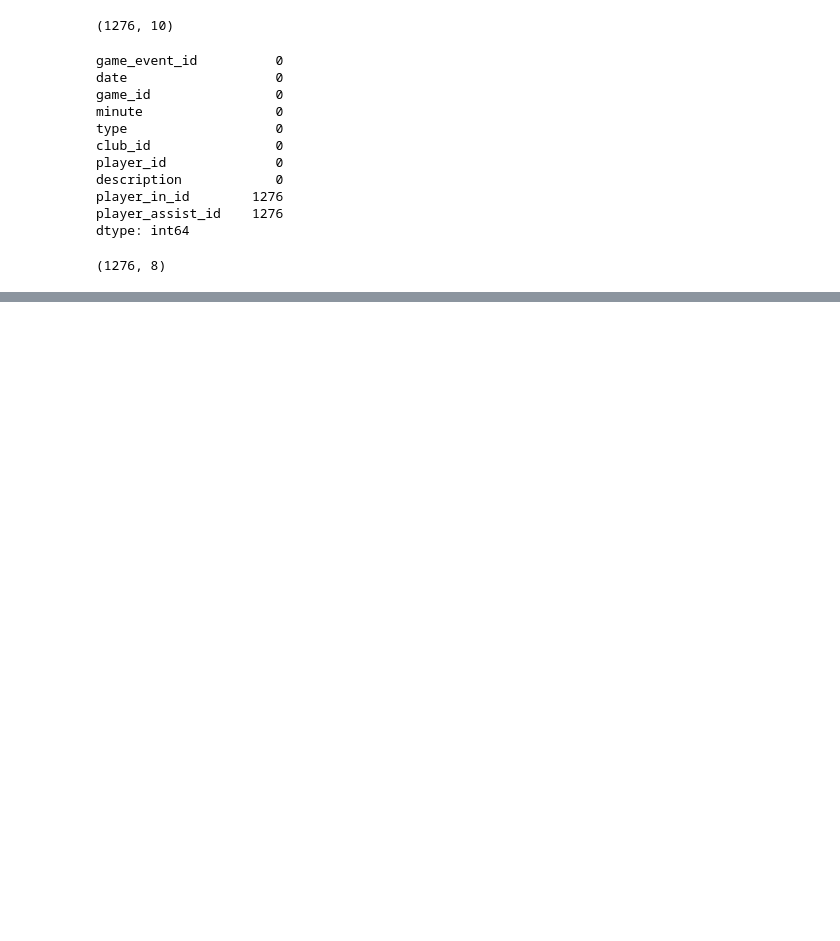
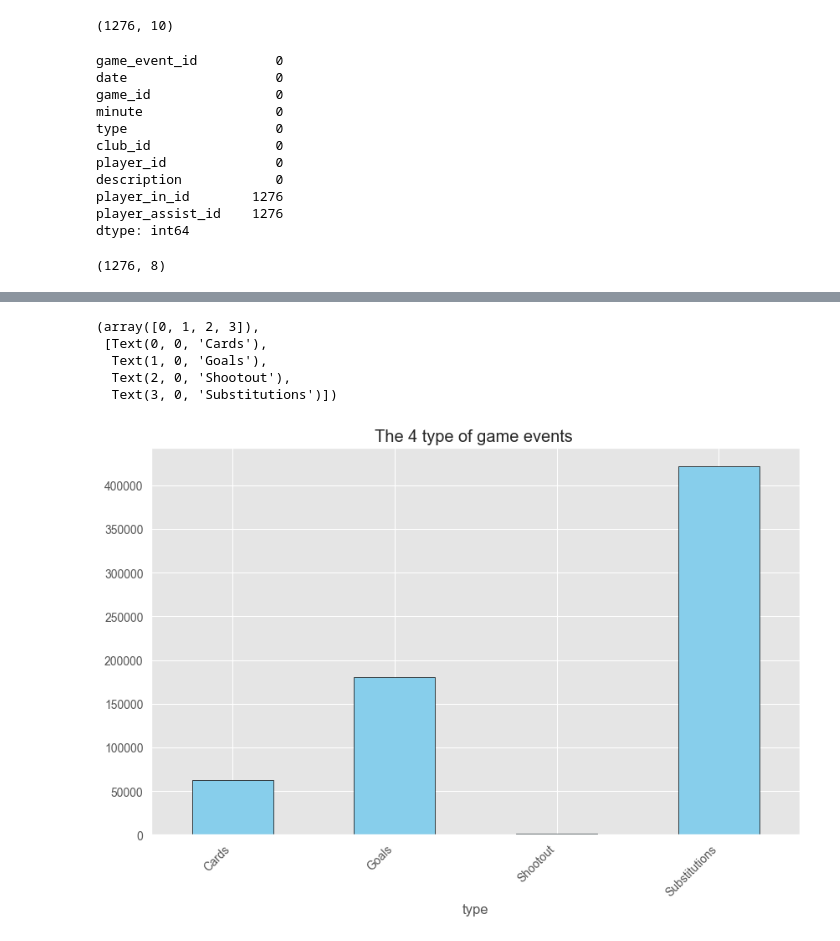
Before and after one commit to Bilguun-Batsaikhan/IUM-TWEB, a Jupyter notebook: Solution/jupyter_notebook/game_events.ipynb, the cells around one changed output, grey strips where cells are left out. Saved outputs shown, nothing was run; the diff lists cells and outputs as text; code cells hidden in the pictures; blank space fills up the shorter version.

```diff
--- a/Solution/jupyter_notebook/game_events.ipynb
+++ b/Solution/jupyter_notebook/game_events.ipynb
@@ -373,0 +504,15 @@ shootout.shape
+# %%
+copy_game_events.groupby('type').count()['game_event_id'].plot(kind = 'bar',
+                                                                          title = 'The 4 type of game events ',
+                                                                          figsize = (10,6),
+                                                                          y = "Number of events",
+                                                                          color = "skyblue",
+                                                                          edgecolor = "black")
+plt.xticks(rotation=45, ha='right')
+# %% [output]
+(array([0, 1, 2, 3]),
+ [Text(0, 0, 'Cards'),
+  Text(1, 0, 'Goals'),
+  Text(2, 0, 'Shootout'),
+  Text(3, 0, 'Substitutions')])
+[figure, added]
```
Also changed, not shown: parts of 53 cells of this notebook, 2 other files.
